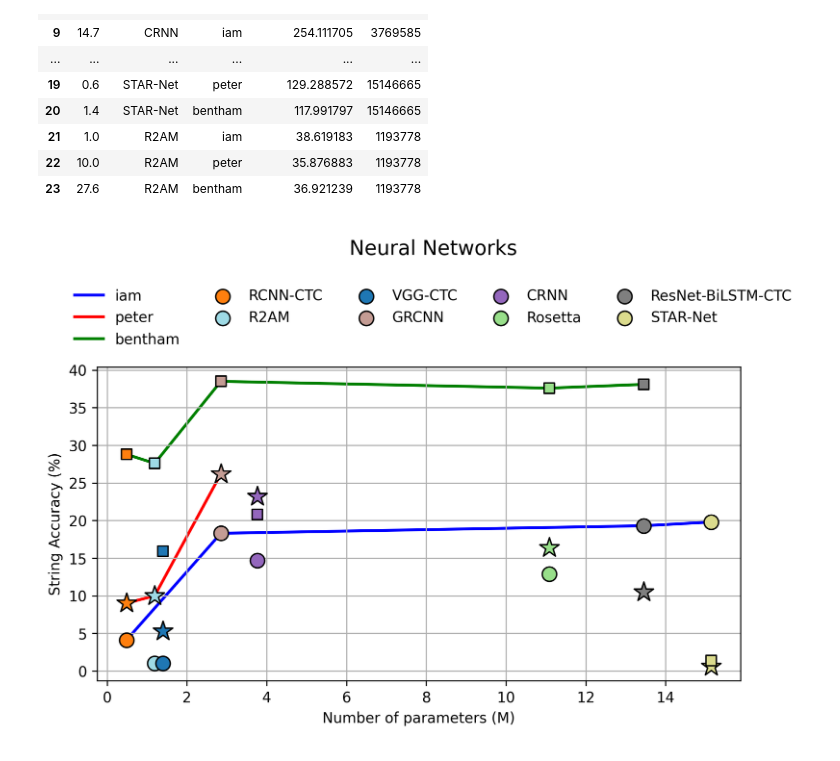
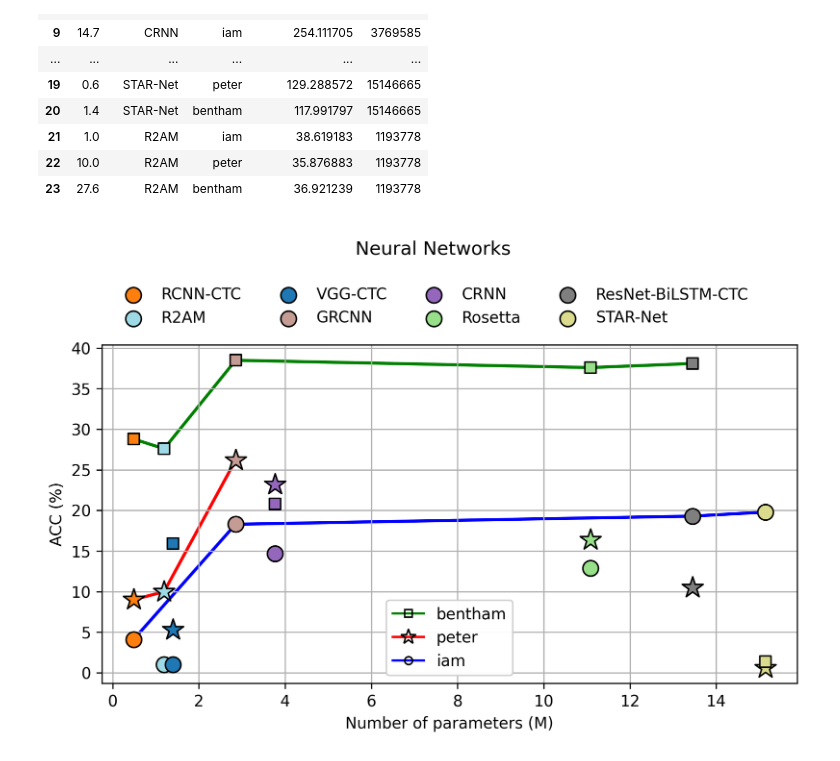
Before and after one commit to shonenkov/Digital-Peter-Model-Comparisons, a Jupyter notebook: jupyters/create_graphic.ipynb, the cells around one changed output. Drawn from its saved outputs; the diff is of its cells as text; code cells hidden in the pictures.

Commit message:
fix graphic

```diff
--- a/jupyters/create_graphic.ipynb
+++ b/jupyters/create_graphic.ipynb
@@ -124,7 +125,6 @@ def plot_graph(items):
     ax.grid(True)
 
     found_labels = []
-
     for dataset in ['iam','peter', 'bentham']:
         x_points = []
         y_points = []
@@ -145,36 +145,57 @@ def plot_graph(items):
                       label = label,
                       linewidths = 1,
                       edgecolors = 'black',
                       zorder=2
                       )
 
             if not y_points or item['y'] > y_points[-1]*0.9:
                 x_points.append(item['x'])
                 y_points.append(item['y'])
 
 
         z = [(x, y) for x, y in sorted(zip(x_points, y_points), key=lambda x: x[0])]
         x = [i[0] for i in z]
         y = [i[1] for i in z]
 
-        plt.plot(x, y, line_colors[dataset.lower()], label=dataset, linewidth=2, zorder=1)
+        plt.plot(x, y, line_colors[dataset], linewidth=2, zorder=1)
 
 
     ax.set_xlabel(XLABEL)
-    ax.set_ylabel('String Accuracy (%)')
+    ax.set_ylabel('ACC (%)')
 
-    ax.legend(bbox_to_anchor=(1.1, 1.45),
-              ncol=5,
+    red_star = mlines.Line2D(
+        [], [], color='red', markerfacecolor='none', marker='*', linestyle='-',
+        markeredgecolor='black', markersize=10, label='peter'
+    )
+    green_square = mlines.Line2D(
+        [], [], color='green',markerfacecolor='none', marker='s', linestyle='-',
+        markeredgecolor='black', markersize=5, label='bentham'
+    )
+    blue_circle = mlines.Line2D(
+        [], [], color='blue',markerfacecolor='none', marker='o', linestyle='-',
+        markeredgecolor='black', markersize=5, label='iam'
+    )
+
+    leg1 = plt.legend(bbox_to_anchor=(0.95, 1.35),
+#               handles=[green_square, red_star, blue_circle],
+              ncol=4,
+              scatterpoints=1,
               facecolor = 'white',
               edgecolor = 'white',
               title = 'Neural Networks\n',
-              title_fontsize = '14'
+              title_fontsize = '12',
+              fontsize='10'
     )
+
+
+
+    plt.gca().add_artist(leg1)
+    plt.gca().add_artist(ax.legend(handles=[green_square, red_star, blue_circle]))
 
     return fig, ax
 
 
 items = create_items(final_table)
 fig, ax = plot_graph(items)
 # %% [output]
-[figure, old version]
+[figure, new version]
```
Also changed, not shown: parts of 1 cell of this notebook, 3 other files.
